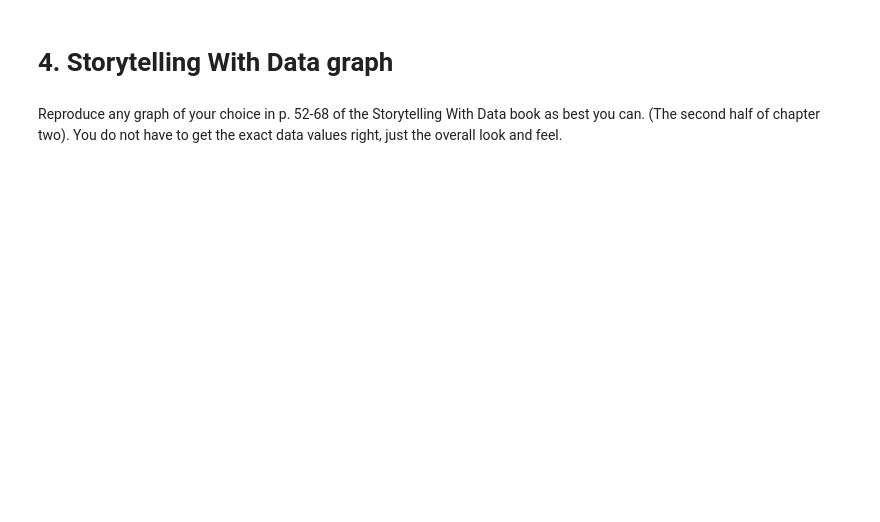
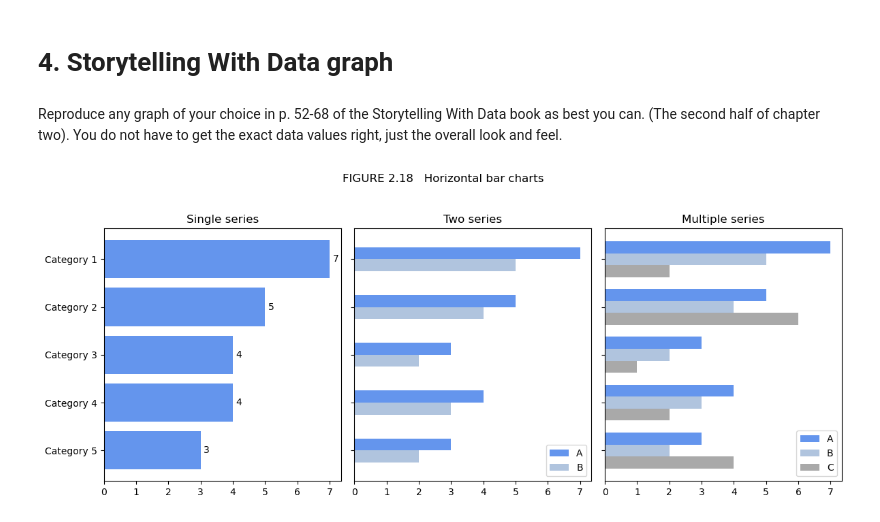
Before and after one commit to JakeOrionBU/milestone-3-hw, a Jupyter notebook: Week 4/OMDS-ModB2-Week4-Alvarez-Jake.ipynb, the cells around one changed output. Cells and saved outputs as stored; diff of their text form; code cells hidden in the pictures; blank space fills up the shorter version.

```diff
--- a/Week 4/OMDS-ModB2-Week4-Alvarez-Jake.ipynb
+++ b/Week 4/OMDS-ModB2-Week4-Alvarez-Jake.ipynb
@@ -63,3 +355,54 @@ This week, you will do the same types of exercises as last week, but you should
 # 4. Storytelling With Data graph
 # %% [markdown]
 Reproduce any graph of your choice in p. 52-68 of the Storytelling With Data book as best you can.  (The second half of chapter two).  You do not have to get the exact data values right, just the overall look and feel.
+# %%
+
+# Data
+categories = ['Category 1', 'Category 2', 'Category 3', 'Category 4', 'Category 5']
+single_series = [7, 5, 4, 4, 3]
+two_series_A = [7, 5, 3, 4, 3]
+two_series_B = [5, 4, 2, 3, 2]
+multi_series_A = [7, 5, 3, 4, 3]
+multi_series_B = [5, 4, 2, 3, 2]
+multi_series_C = [2, 6, 1, 2, 4]
+
+# Position for each bar
+y_pos = np.arange(len(categories))
+bar_height = 0.25
+
+# Create figure and subplots
+fig, axs = plt.subplots(1, 3, figsize=(12, 5), sharey=True)
+fig.suptitle('FIGURE 2.18   Horizontal bar charts', fontsize=12)
+
+# Single series
+axs[0].barh(y_pos, single_series, color='cornflowerblue')
+for i, v in enumerate(single_series):
+    axs[0].text(v + 0.1, i, str(v), va='center')
+axs[0].set_yticks(y_pos)
+axs[0].set_yticklabels(categories)
+axs[0].invert_yaxis()
+axs[0].set_title('Single series')
+
+# Two series
+axs[1].barh(y_pos - bar_height/2, two_series_A, height=bar_height, label='A', color='cornflowerblue')
+axs[1].barh(y_pos + bar_height/2, two_series_B, height=bar_height, label='B', color='lightsteelblue')
+axs[1].set_yticks(y_pos)
+axs[1].set_yticklabels(categories)
+axs[1].invert_yaxis()
+axs[1].legend()
+axs[1].set_title('Two series')
+
+# Multiple series
+axs[2].barh(y_pos - bar_height, multi_series_A, height=bar_height, label='A', color='cornflowerblue')
+axs[2].barh(y_pos, multi_series_B, height=bar_height, label='B', color='lightsteelblue')
+axs[2].barh(y_pos + bar_height, multi_series_C, height=bar_height, label='C', color='darkgray')
+axs[2].set_yticks(y_pos)
+axs[2].set_yticklabels(categories)
+axs[2].invert_yaxis()
+axs[2].legend()
+axs[2].set_title('Multiple series')
+
+plt.tight_layout(rect=[0, 0, 1, 0.95])
+plt.show()
+# %% [output]
+[figure, added]
```
Also changed, not shown: parts of 22 cells of this notebook.
